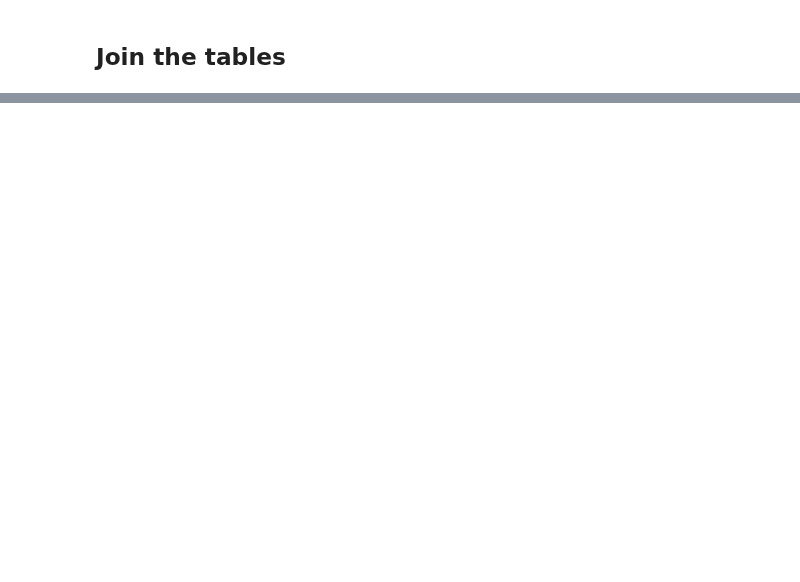
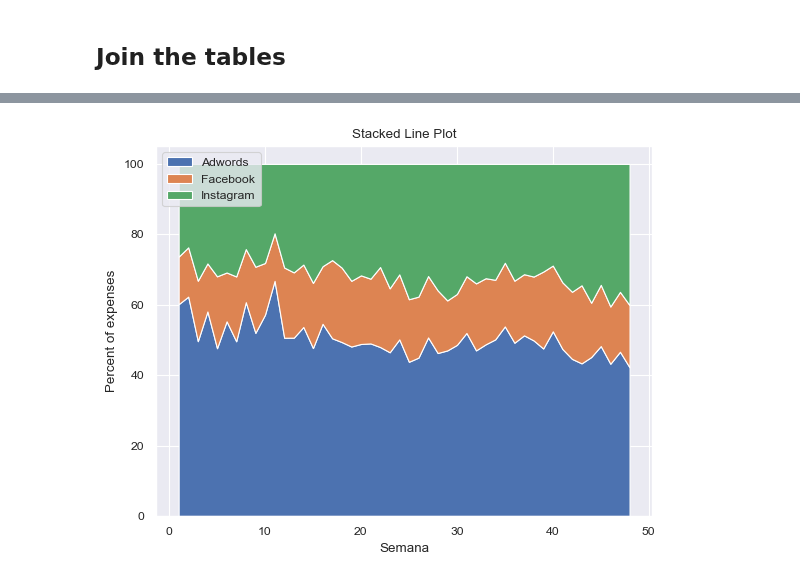
Before and after one commit to esolanoo/ProyectoTerminal_Ejercicios, a Jupyter notebook: Caso1/analysis.ipynb, the cells around one changed output, grey strips where cells are left out. Saved outputs shown, nothing was run; the diff lists cells and outputs as text; code cells hidden in the pictures; blank space fills up the shorter version.

```diff
--- a/Caso1/analysis.ipynb
+++ b/Caso1/analysis.ipynb
@@ -122,0 +143,16 @@ data.head()
+# %%
+expenses_per_week['total'] = expenses_per_week.sum(axis=1)
+for col in expenses_per_week.columns[:-2]:
+    expenses_per_week[col] /= (expenses_per_week['total']/100)
+expenses_per_week.drop(['total', 'Organico'], axis=1, inplace=True)
+
+plt.stackplot(range(1, 49), expenses_per_week['Adwords'], expenses_per_week['Facebook'], expenses_per_week['Instagram'], labels=['Adwords','Facebook','Instagram'])
+
+plt.legend(loc='upper left')
+plt.title('Stacked Line Plot')
+plt.xlabel('Semana')
+plt.ylabel('Percent of expenses')
+
+plt.show()
+# %% [output]
+[figure, added]
```
Also changed, not shown: parts of 12 cells of this notebook.
